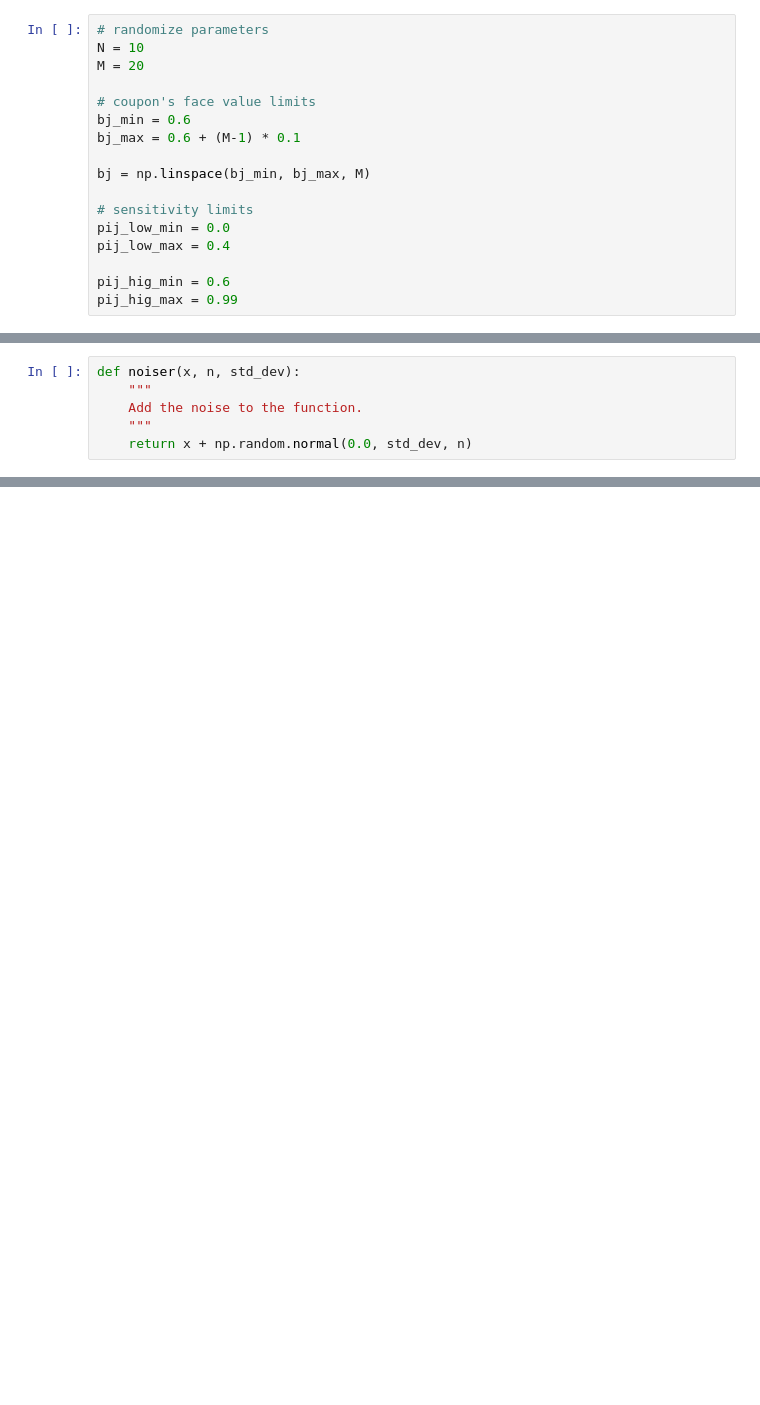
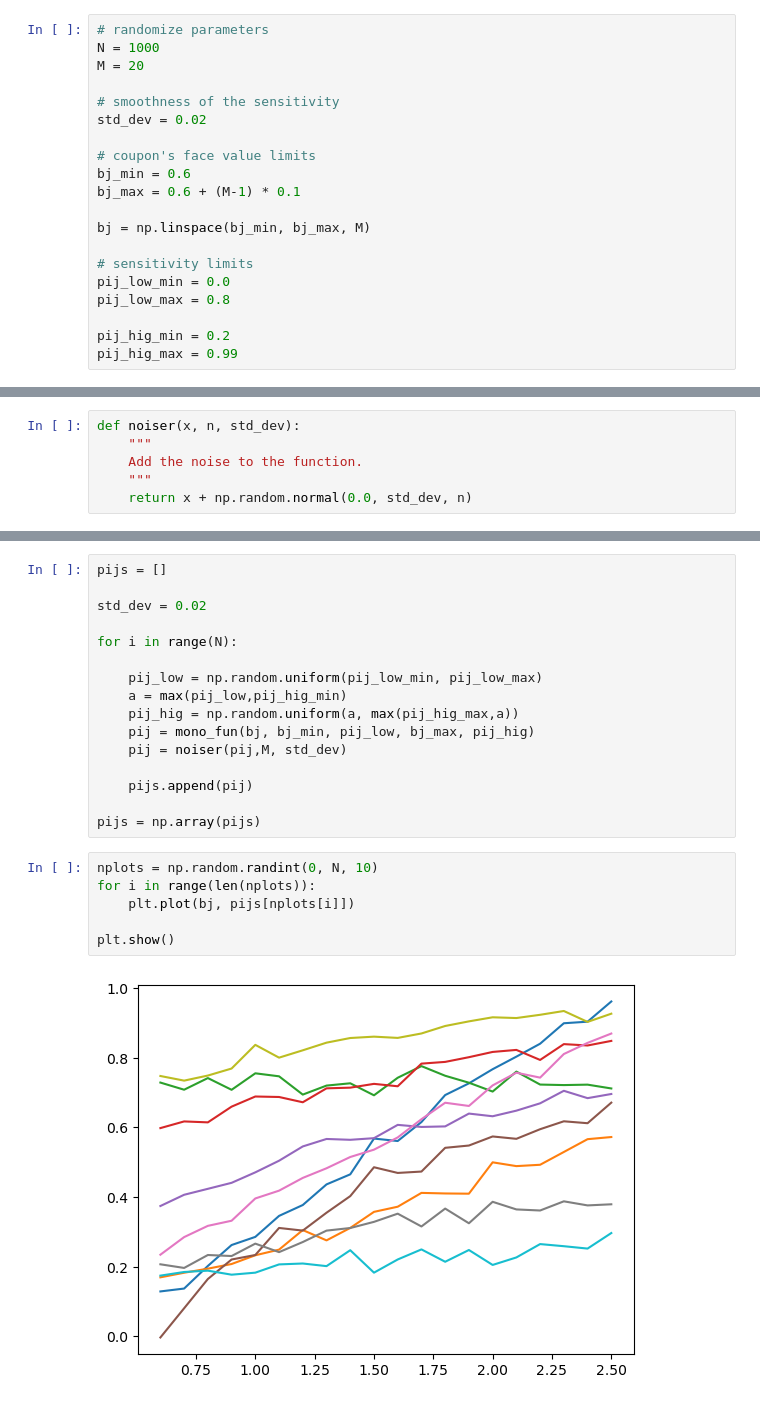
Before and after one commit to yanfeit/benefits, a Jupyter notebook: benefits.ipynb, the cells around one changed output, grey strips where cells are left out. Drawn from its saved outputs; the diff is of its cells as text; blank space fills up the shorter version.

```diff
--- a/benefits.ipynb
+++ b/benefits.ipynb
@@ -15,8 +15,11 @@ from matplotlib import cm
 from matplotlib.ticker import LinearLocator, FormatStrFormatter
 # %%
 # randomize parameters
-N = 10
+N = 1000
 M = 20
+
+# smoothness of the sensitivity
+std_dev = 0.02
 
 # coupon's face value limits
 bj_min = 0.6
@@ -26,9 +29,9 @@ bj = np.linspace(bj_min, bj_max, M)
 
 # sensitivity limits
 pij_low_min = 0.0
-pij_low_max = 0.4
+pij_low_max = 0.8
 
-pij_hig_min = 0.6
+pij_hig_min = 0.2
 pij_hig_max = 0.99
 # %%
 def linear_fun(x, x1, y1, x2, y2):
@@ -94,0 +96,24 @@ def noiser(x, n, std_dev):
+# %%
+pijs = []
+
+std_dev = 0.02
+
+for i in range(N):
+
+    pij_low = np.random.uniform(pij_low_min, pij_low_max)
+    a = max(pij_low,pij_hig_min)
+    pij_hig = np.random.uniform(a, max(pij_hig_max,a))
+    pij = mono_fun(bj, bj_min, pij_low, bj_max, pij_hig)
+    pij = noiser(pij,M, std_dev)
+
+    pijs.append(pij)
+
+pijs = np.array(pijs)
+# %%
+nplots = np.random.randint(0, N, 10)
+for i in range(len(nplots)):
+    plt.plot(bj, pijs[nplots[i]])
+
+plt.show()
+# %% [output]
+[figure, added]
```
Also changed, not shown: parts of 4 cells of this notebook.
